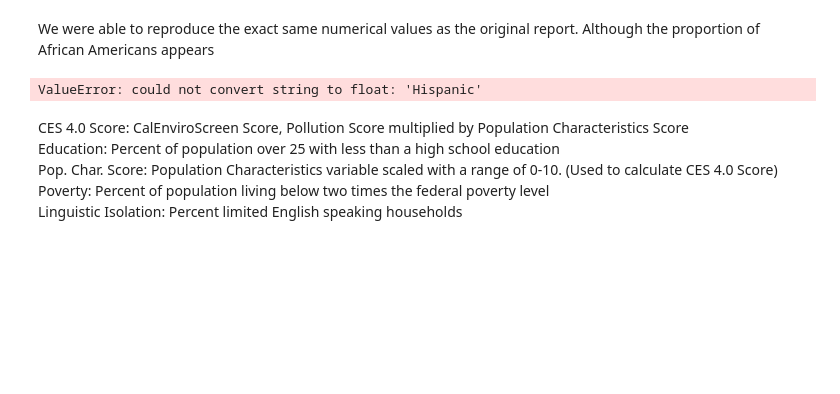
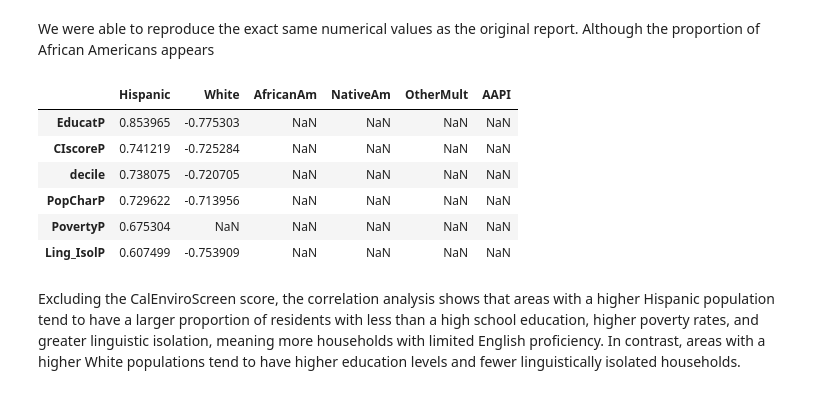
Before and after one commit to UCB-stat-159-f25/final-group14, a Jupyter notebook: chart_descriptive_analysis.ipynb, the cells around one changed output. Saved outputs shown, nothing was run; the diff lists cells and outputs as text; code cells hidden in the pictures; blank space fills up the shorter version.

```diff
--- a/chart_descriptive_analysis.ipynb
+++ b/chart_descriptive_analysis.ipynb
@@ -194,22 +198,20 @@ plt.savefig("visualizations/descriptive_charts/top10perctracts_barchart.png", dp
 We were able to reproduce the exact same numerical values as the original report. Although the proportion of African Americans appears
 # %%
 def select_high_correlated_vars(df, race_cols, threshold = 0.6):
-    corr = df.corr()
+    corr = df.drop(['major_race'], axis = 1).corr()
     vars = pd.DataFrame()
     for race_col in race_cols:
         race_corr = corr[race_col].drop(race_cols)
         selected = race_corr[abs(race_corr) > threshold].sort_values(ascending=False)
         vars = pd.concat([vars, selected], axis=1)
     return vars
 
 select_high_correlated_vars(df, race_cols)
 # %% [output]
-ValueError: could not convert string to float: 'Hispanic'
+|  | Hispanic | White | AfricanAm | NativeAm | OtherMult | AAPI |
+| EducatP | 0.853965 | -0.775303 | NaN | NaN | NaN | NaN |
+| CIscoreP | 0.741219 | -0.725284 | NaN | NaN | NaN | NaN |
+| decile | 0.738075 | -0.720705 | NaN | NaN | NaN | NaN |
+| PopCharP | 0.729622 | -0.713956 | NaN | NaN | NaN | NaN |
+| PovertyP | 0.675304 | NaN | NaN | NaN | NaN | NaN |
+| Ling_IsolP | 0.607499 | -0.753909 | NaN | NaN | NaN | NaN |
-# %% [markdown]
-CES 4.0 Score: CalEnviroScreen Score, Pollution Score multiplied by Population
-Characteristics Score \
-Education: Percent of population over 25 with less than a high school education \
-Pop. Char. Score: Population Characteristics variable scaled with a range of 0-10. (Used
-to calculate CES 4.0 Score) \
-Poverty: Percent of population living below two times the federal poverty level \
-Linguistic Isolation: Percent limited English speaking households
@@ -219,0 +218,2 @@ select_high_correlated_vars(numeric_shape, 'White')
+# %% [markdown]
+Excluding the CalEnviroScreen score, the correlation analysis shows that areas with a higher Hispanic population tend to have a larger proportion of residents with less than a high school education, higher poverty rates, and greater linguistic isolation, meaning more households with limited English proficiency. In contrast, areas with a higher White populations tend to have higher education levels and fewer linguistically isolated households.
```
Also changed, not shown: parts of 7 cells of this notebook, 12 other files.
